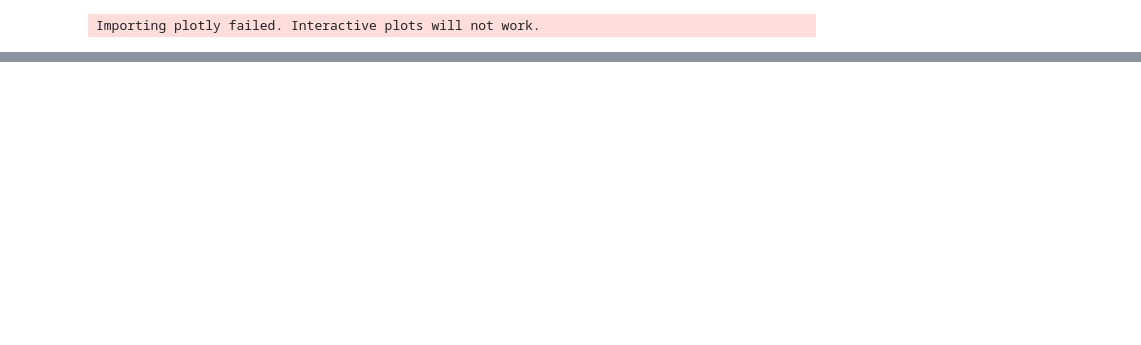
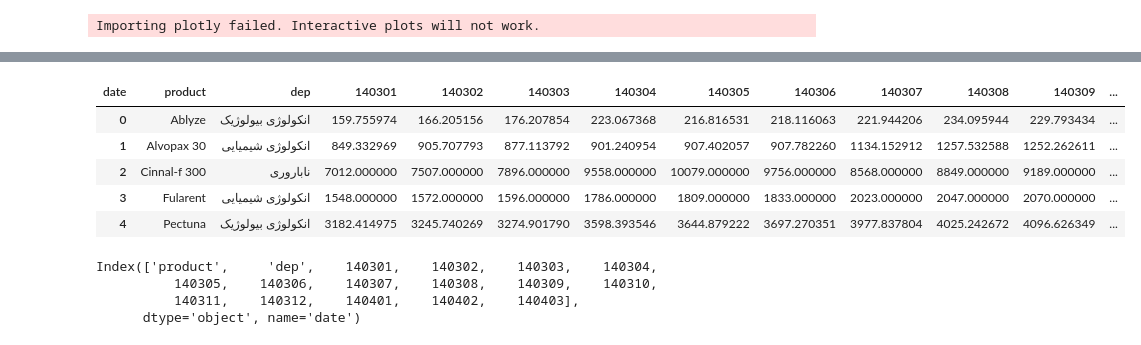
Before and after one commit to ki94mach/PharmProd_Forecast, a Jupyter notebook: src/test.ipynb, the cells around one changed output, grey strips where cells are left out. Drawn from its saved outputs; the diff is of its cells as text; code cells hidden in the pictures; blank space fills up the shorter version.

```diff
--- a/src/test.ipynb
+++ b/src/test.ipynb
@@ -41,0 +100,38 @@ prod_fr.plot()
+# %%
+dep_dict = {
+    "انکولوژی بیولوژیک": 'Bio Onco',
+    'انکولوژی شیمیایی': 'Chem Onco',
+    'رسپیراتوری': 'Resp',
+    'کانتراست مدیا': 'Contrast',
+    'زیبایی': 'Beaut',
+    'نورولوژی بیولوژیک': 'Bio Neuro',
+    'انکولوژی اطفال': 'Ped Onco',
+    'نفرولوژی': 'Nephro',
+    'نورولوژی شیمیایی': 'Chem Neuro',
+    'کاردیو متابولیک': 'Cardio-Metab',
+    'غدد': 'Endo',
+    'مکمل': 'Suppl',
+    'خود ایمنی و پوکی استخوان': 'Autoimm & Osteo',
+    'ناباروری': 'Infert',
+    'بیماری های عفونی و واکسن': 'ID & Vacc',
+    'چشم': 'Ophth',
+    'درمو کازمتیک': 'Dermo',
+}
+# %%
+pivot['file_name'] = pivot.dep.map(dep_dict)
+# %%
+pivot
+# %% [output]
+| date | product | dep | 140301 | 140302 | 140303 | 140304 | 140305 | 140306 | 140307 | 140308 | 140309 | ... |
+| 0 | Ablyze | انکولوژی بیولوژیک | 159.755974 | 166.205156 | 176.207854 | 223.067368 | 216.816531 | 218.116063 | 221.944206 | 234.095944 | 229.793434 | ... |
+| 1 | Alvopax 30 | انکولوژی شیمیایی | 849.332969 | 905.707793 | 877.113792 | 901.240954 | 907.402057 | 907.782260 | 1134.152912 | 1257.532588 | 1252.262611 | ... |
+| 2 | Cinnal-f 300 | ناباروری | 7012.000000 | 7507.000000 | 7896.000000 | 9558.000000 | 10079.000000 | 9756.000000 | 8568.000000 | 8849.000000 | 9189.000000 | ... |
+| 3 | Fularent | انکولوژی شیمیایی | 1548.000000 | 1572.000000 | 1596.000000 | 1786.000000 | 1809.000000 | 1833.000000 | 2023.000000 | 2047.000000 | 2070.000000 | ... |
+| 4 | Pectuna | انکولوژی بیولوژیک | 3182.414975 | 3245.740269 | 3274.901790 | 3598.393546 | 3644.879222 | 3697.270351 | 3977.837804 | 4025.242672 | 4096.626349 | ... |
+# %%
+pivot.columns[:-1]
+# %% [output]
+Index(['product',     'dep',    140301,    140302,    140303,    140304,
+          140305,    140306,    140307,    140308,    140309,    140310,
+          140311,    140312,    140401,    140402,    140403],
+      dtype='object', name='date')
```
Also changed, not shown: parts of 22 cells of this notebook, 4 other files.
